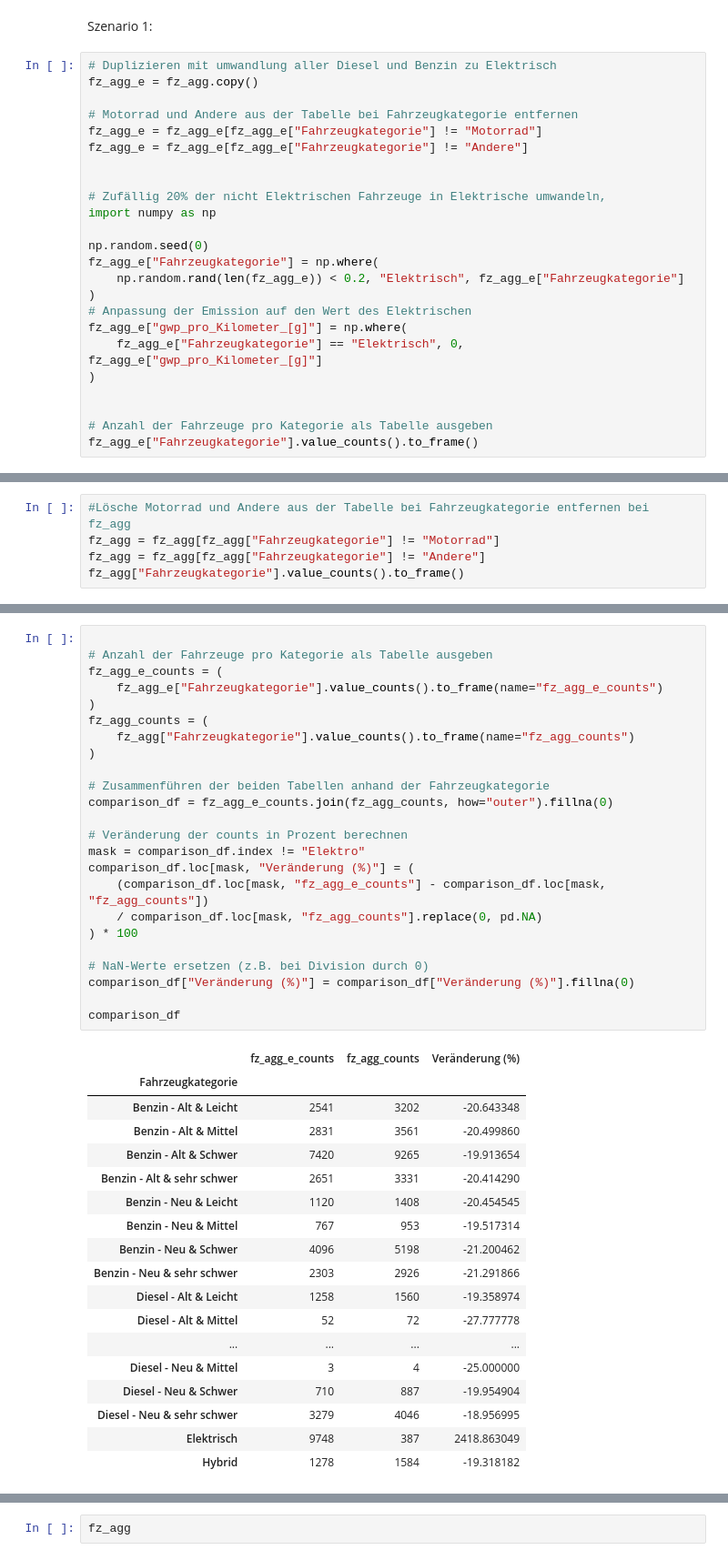
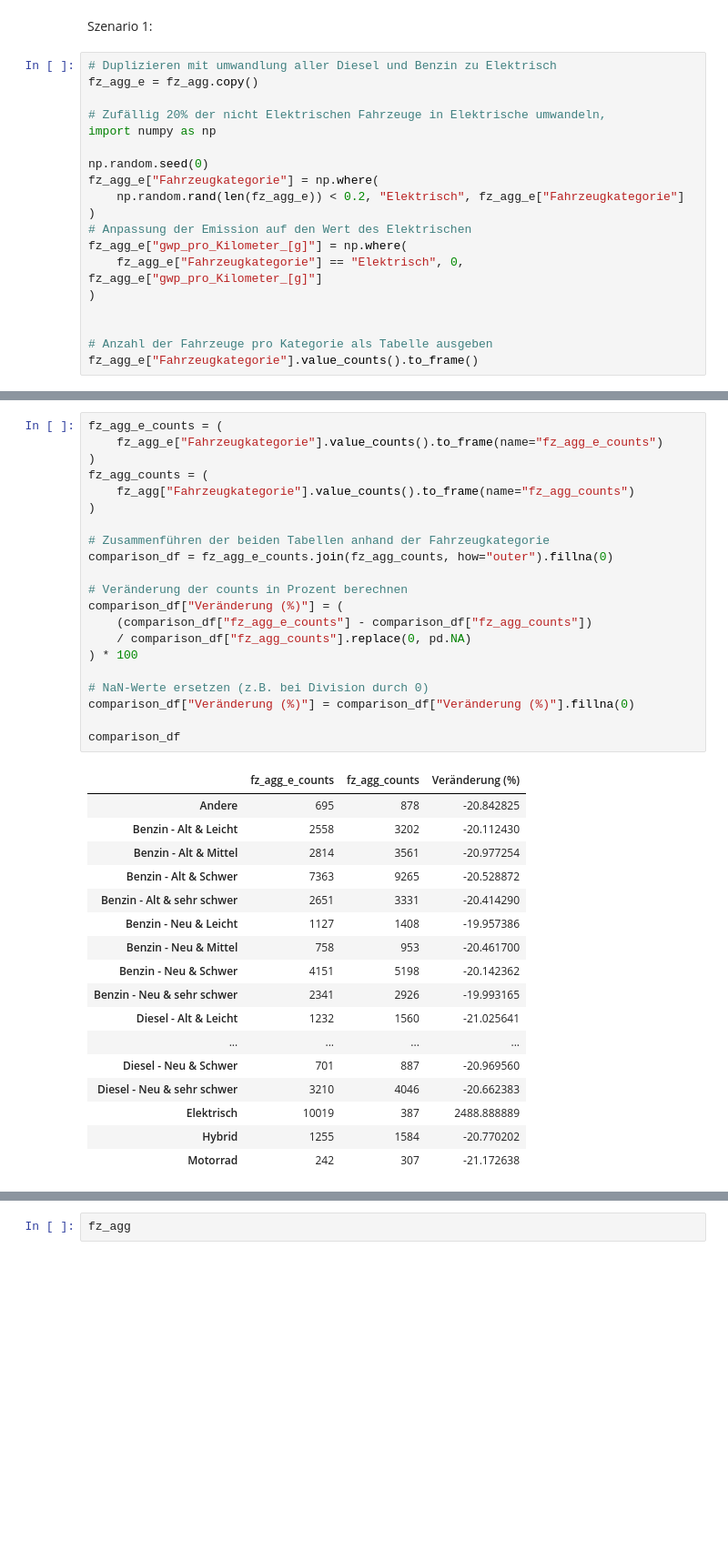
Before and after one commit to larissa-marti/ANM_Gruppe_Y, a Jupyter notebook: fahrzeuge.ipynb, the cells around one changed output, grey strips where cells are left out. Shown at 91% size. Drawn from its saved outputs; the diff is of its cells as text; blank space fills up the shorter version.

```diff
--- a/fahrzeuge.ipynb
+++ b/fahrzeuge.ipynb
@@ -837,11 +858,6 @@ Szenario 1:
 # %%
 # Duplizieren mit umwandlung aller Diesel und Benzin zu Elektrisch
 fz_agg_e = fz_agg.copy()
-
-# Motorrad und Andere aus der Tabelle bei Fahrzeugkategorie entfernen
-fz_agg_e = fz_agg_e[fz_agg_e["Fahrzeugkategorie"] != "Motorrad"]
-fz_agg_e = fz_agg_e[fz_agg_e["Fahrzeugkategorie"] != "Andere"]
-
 
 # Zufällig 20% der nicht Elektrischen Fahrzeuge in Elektrische umwandeln,
 import numpy as np
@@ -879,6 +894 @@ fz_agg_e["Fahrzeugkategorie"].value_counts().to_frame()
 | Diesel - Neu & Mittel | 3 |
-# %%
-#Lösche Motorrad und Andere aus der Tabelle bei Fahrzeugkategorie entfernen bei fz_agg
-fz_agg = fz_agg[fz_agg["Fahrzeugkategorie"] != "Motorrad"]
-fz_agg = fz_agg[fz_agg["Fahrzeugkategorie"] != "Andere"]
-fz_agg["Fahrzeugkategorie"].value_counts().to_frame()
@@ -904,43 +895,39 @@ fz_agg["Fahrzeugkategorie"].value_counts().to_frame()
 # %%
-
-# Anzahl der Fahrzeuge pro Kategorie als Tabelle ausgeben
 fz_agg_e_counts = (
     fz_agg_e["Fahrzeugkategorie"].value_counts().to_frame(name="fz_agg_e_counts")
 )
 fz_agg_counts = (
     fz_agg["Fahrzeugkategorie"].value_counts().to_frame(name="fz_agg_counts")
 )
 
 # Zusammenführen der beiden Tabellen anhand der Fahrzeugkategorie
 comparison_df = fz_agg_e_counts.join(fz_agg_counts, how="outer").fillna(0)
 
 # Veränderung der counts in Prozent berechnen
-mask = comparison_df.index != "Elektro"
-comparison_df.loc[mask, "Veränderung (%)"] = (
-    (comparison_df.loc[mask, "fz_agg_e_counts"] - comparison_df.loc[mask, "fz_agg_counts"])
-    / comparison_df.loc[mask, "fz_agg_counts"].replace(0, pd.NA)
+comparison_df["Veränderung (%)"] = (
+    (comparison_df["fz_agg_e_counts"] - comparison_df["fz_agg_counts"])
+    / comparison_df["fz_agg_counts"].replace(0, pd.NA)
 ) * 100
 
 # NaN-Werte ersetzen (z.B. bei Division durch 0)
 comparison_df["Veränderung (%)"] = comparison_df["Veränderung (%)"].fillna(0)
 
 comparison_df
 # %% [output]
 |  | fz_agg_e_counts | fz_agg_counts | Veränderung (%) |
-| Fahrzeugkategorie |  |  |  |
-| Benzin - Alt & Leicht | 2541 | 3202 | -20.643348 |
-| Benzin - Alt & Mittel | 2831 | 3561 | -20.499860 |
-| Benzin - Alt & Schwer | 7420 | 9265 | -19.913654 |
+| Andere | 695 | 878 | -20.842825 |
+| Benzin - Alt & Leicht | 2558 | 3202 | -20.112430 |
+| Benzin - Alt & Mittel | 2814 | 3561 | -20.977254 |
+| Benzin - Alt & Schwer | 7363 | 9265 | -20.528872 |
 | Benzin - Alt & sehr schwer | 2651 | 3331 | -20.414290 |
-| Benzin - Neu & Leicht | 1120 | 1408 | -20.454545 |
-| Benzin - Neu & Mittel | 767 | 953 | -19.517314 |
-| Benzin - Neu & Schwer | 4096 | 5198 | -21.200462 |
-| Benzin - Neu & sehr schwer | 2303 | 2926 | -21.291866 |
-| Diesel - Alt & Leicht | 1258 | 1560 | -19.358974 |
-| Diesel - Alt & Mittel | 52 | 72 | -27.777778 |
+| Benzin - Neu & Leicht | 1127 | 1408 | -19.957386 |
+| Benzin - Neu & Mittel | 758 | 953 | -20.461700 |
+| Benzin - Neu & Schwer | 4151 | 5198 | -20.142362 |
+| Benzin - Neu & sehr schwer | 2341 | 2926 | -19.993165 |
+| Diesel - Alt & Leicht | 1232 | 1560 | -21.025641 |
 | ... | ... | ... | ... |
-| Diesel - Neu & Mittel | 3 | 4 | -25.000000 |
-| Diesel - Neu & Schwer | 710 | 887 | -19.954904 |
-| Diesel - Neu & sehr schwer | 3279 | 4046 | -18.956995 |
-| Elektrisch | 9748 | 387 | 2418.863049 |
-| Hybrid | 1278 | 1584 | -19.318182 |
+| Diesel - Neu & Schwer | 701 | 887 | -20.969560 |
+| Diesel - Neu & sehr schwer | 3210 | 4046 | -20.662383 |
+| Elektrisch | 10019 | 387 | 2488.888889 |
+| Hybrid | 1255 | 1584 | -20.770202 |
+| Motorrad | 242 | 307 | -21.172638 |
```
Also changed, not shown: parts of 17 cells of this notebook, 2 other files.
